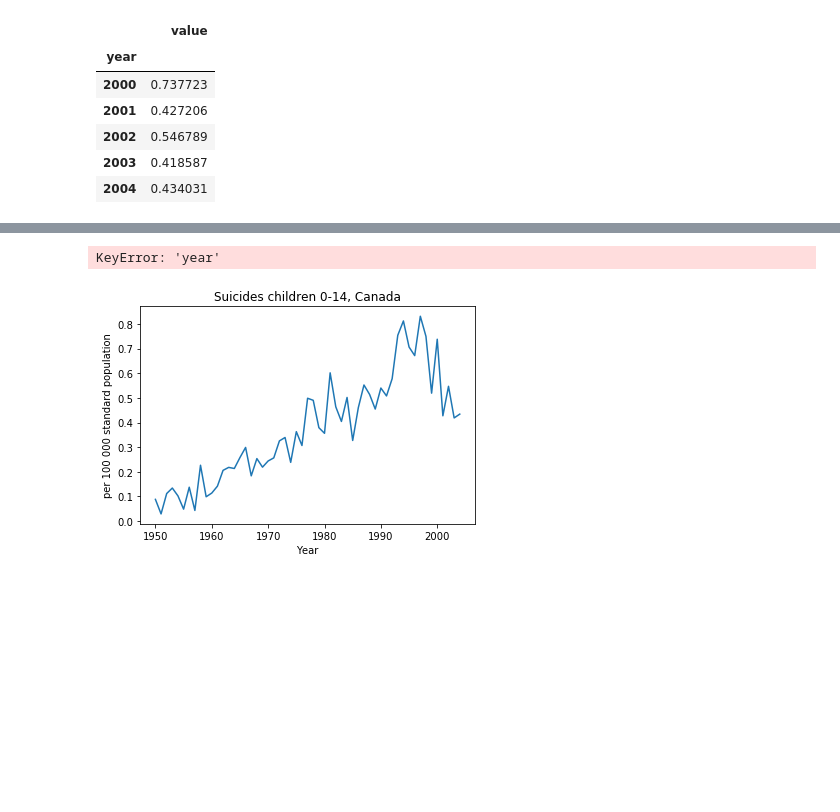
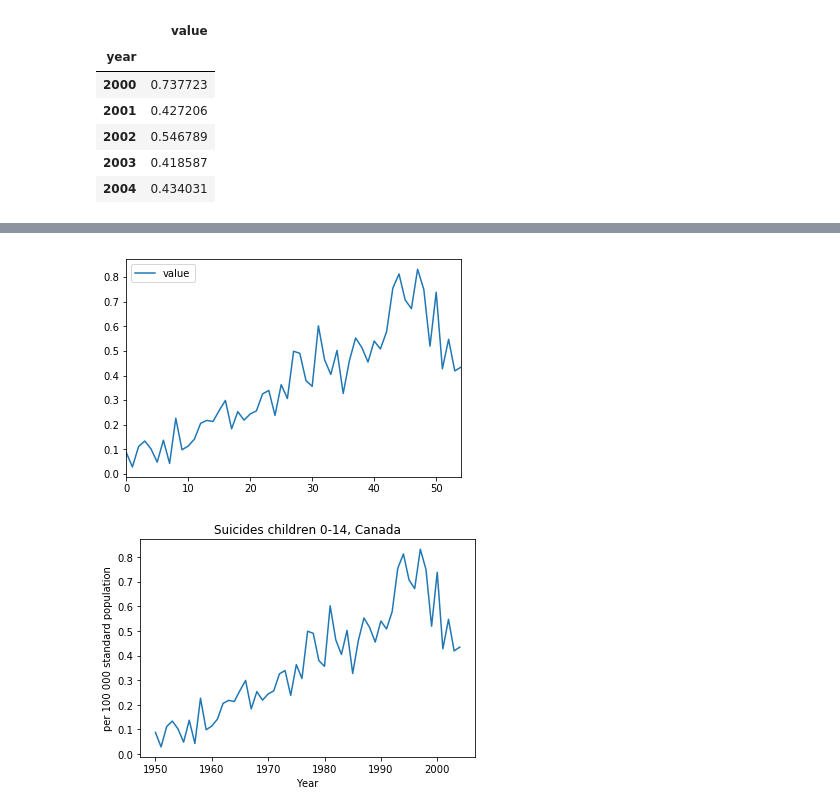
Before and after one commit to szimmers/udacity-dand-term1, a Jupyter notebook: dataset_investigation/a_plot_canada_suicides.ipynb, the cells around one changed output, grey strips where cells are left out. Saved outputs shown, nothing was run; the diff lists cells and outputs as text; code cells hidden in the pictures; blank space fills up the shorter version.

Commit message:
- fix charts for all - add sugar consumption notebook

```diff
--- a/dataset_investigation/a_plot_canada_suicides.ipynb
+++ b/dataset_investigation/a_plot_canada_suicides.ipynb
@@ -153,3 +153,7 @@ bar.tail()
 | 2002 | 0.546789 |
 | 2003 | 0.418587 |
 | 2004 | 0.434031 |
+# %%
+# for plotting ease, make the year a column
+bar.reset_index(inplace = True)
+bar.head()
@@ -156,7 +167,7 @@ bar.tail()
 # %%
-bar.plot(y='value', x='year', use_index=True);
+bar.plot(y='value', x='year', use_index=False);
 # %% [output]
-KeyError: 'year'
+[figure, added]
 # %%
 plt.plot(bar['year'], bar['value'])
 
```
Also changed, not shown: parts of 1 cell of this notebook, 3 other files.
